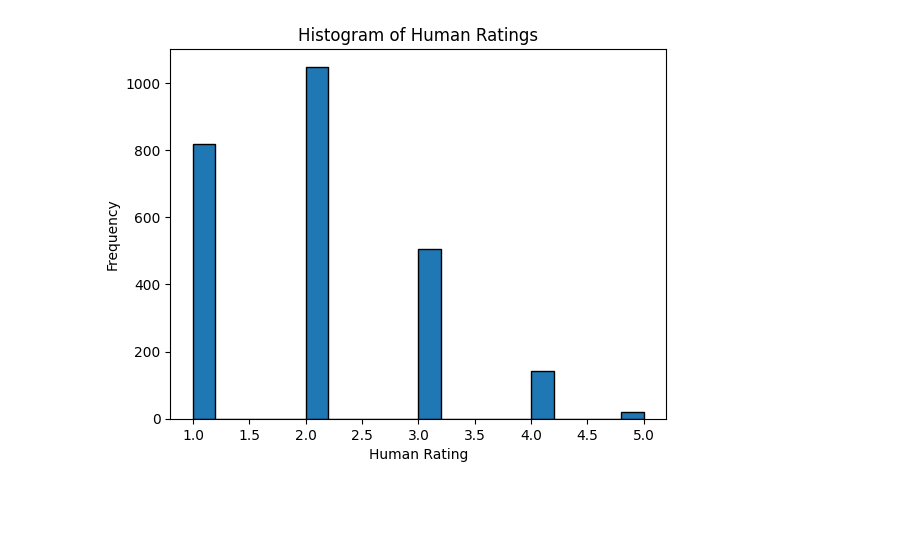
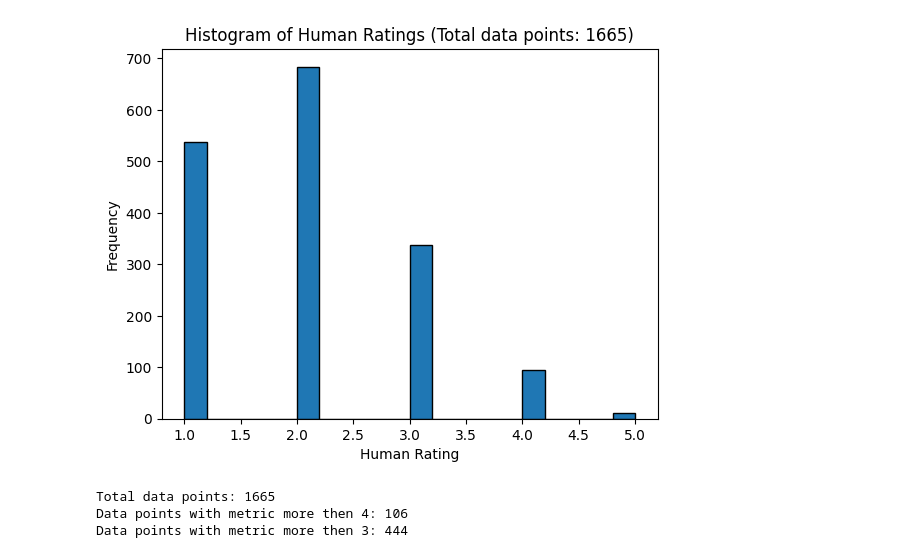
Before and after one commit to eikona-io/pixel-brain, a Jupyter notebook: src/pixelbrain/notebooks/xgboost_processor_notebook.ipynb, the cells around one changed output. Cells and saved outputs as stored; diff of their text form; code cells hidden in the pictures; blank space fills up the shorter version.

```diff
--- a/src/pixelbrain/notebooks/xgboost_processor_notebook.ipynb
+++ b/src/pixelbrain/notebooks/xgboost_processor_notebook.ipynb
@@ -24,20 +26,28 @@ Testing AUC: 0.5
 [figure]
 # %%
 import matplotlib.pyplot as plt
-
+import numpy as np
 # Fetch the data from the database
-data = db.find_images_with_fields([metric_field_name])
+data = db.find_images_with_fields(data_field_names + [metric_field_name])
 
 # Extract the metric values
-metric_values = [record[metric_field_name] for record in data]
-
+metric_values = np.array([record[metric_field_name] for record in data])
+nof_metrics_more_then_4 = np.sum(np.where(metric_values >= 4, 1, 0))
+nof_metrics_more_then_3 = np.sum(np.where(metric_values >= 3, 1, 0))
 # Plot the histogram
 plt.hist(metric_values, bins=20, edgecolor='black')
-plt.title('Histogram of Human Ratings')
+plt.title(f'Histogram of Human Ratings (Total data points: {len(metric_values)})')
 plt.xlabel('Human Rating')
 plt.ylabel('Frequency')
 plt.show()
+
+print(f'Total data points: {len(metric_values)}')
+print(f'Data points with metric more then 4: {nof_metrics_more_then_4}')
+print(f'Data points with metric more then 3: {nof_metrics_more_then_3}')
 # %% [output]
-[figure, old version]
+[figure, new version]
+Total data points: 1665
+Data points with metric more then 4: 106
+Data points with metric more then 3: 444
 # %%
 predictor = XGBoostDatabaseProcessor(db, data_field_names, model_path="xgboost_rating_model.pkl")
```
Also changed, not shown: parts of 4 cells of this notebook, 2 other files.
